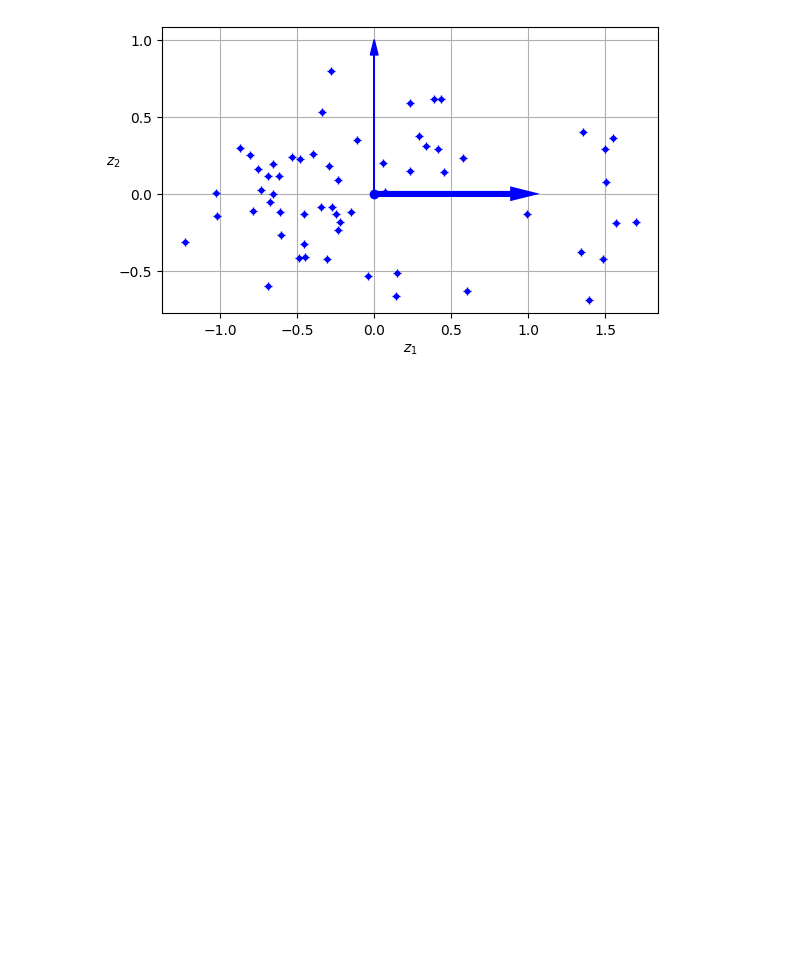
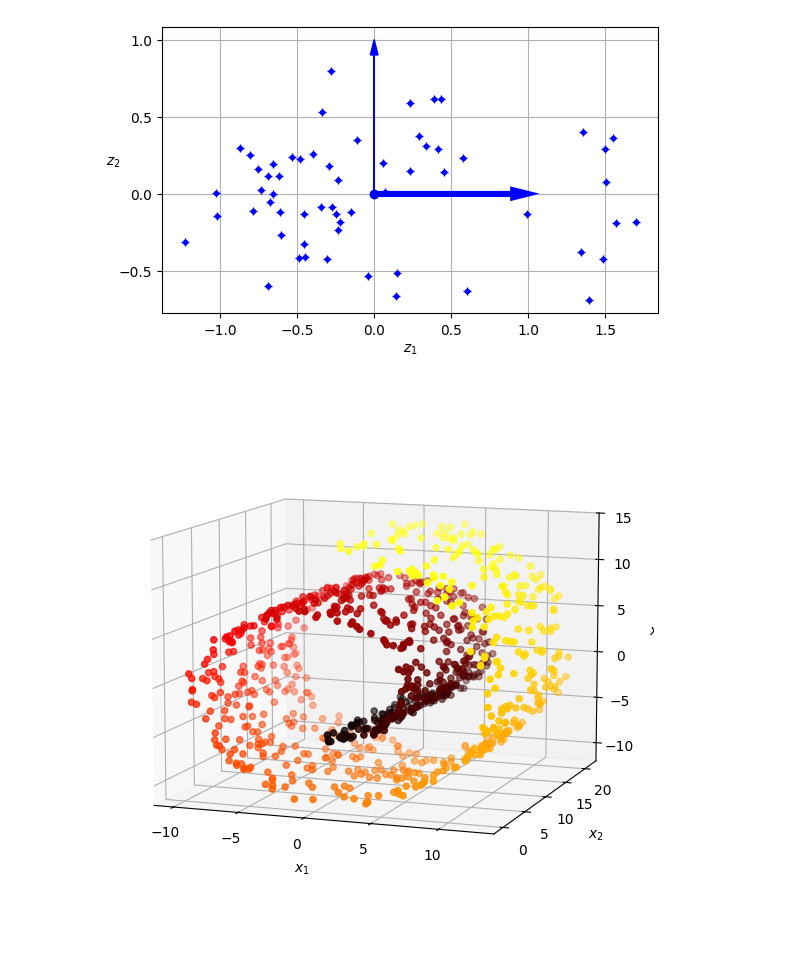
Before and after one commit to Brian342/Hands-On-Machine-Learning-with-Scikit-Learn, a Jupyter notebook: Chapter 8. Dimensionality Reduction.ipynb, the cells around one changed output. Saved outputs shown, nothing was run; the diff lists cells and outputs as text; code cells hidden in the pictures; blank space fills up the shorter version.

```diff
--- a/Chapter 8. Dimensionality Reduction.ipynb
+++ b/Chapter 8. Dimensionality Reduction.ipynb
@@ -89,8 +89,18 @@ ax.grid(True)
 # %%
 from sklearn.datasets import make_swiss_roll
 X_swiss, t = make_swiss_roll(n_samples=1000, noise=.2, random_state=42)
 
 from matplotlib.colors import ListedColormap
 darker_hot = ListedColormap(
-    plt.cm.hot(np.linspace(0, .8, ))
+    plt.cm.hot(np.linspace(0, .8, 256))
 )
+axes = [-11.5, 14, -2, 23, -12, 15]
+fig = plt.figure(figsize=(16, 7))
+ax = fig.add_subplot(111, projection='3d')
+
+ax.scatter(X_swiss[:, 0], X_swiss[:, 1], X_swiss[:, 2], c=t, cmap=darker_hot)
+ax.view_init(10, -70)
+set_xyz_axes(ax, axes)
+plt.show()
+# %% [output]
+[figure, added]
```
